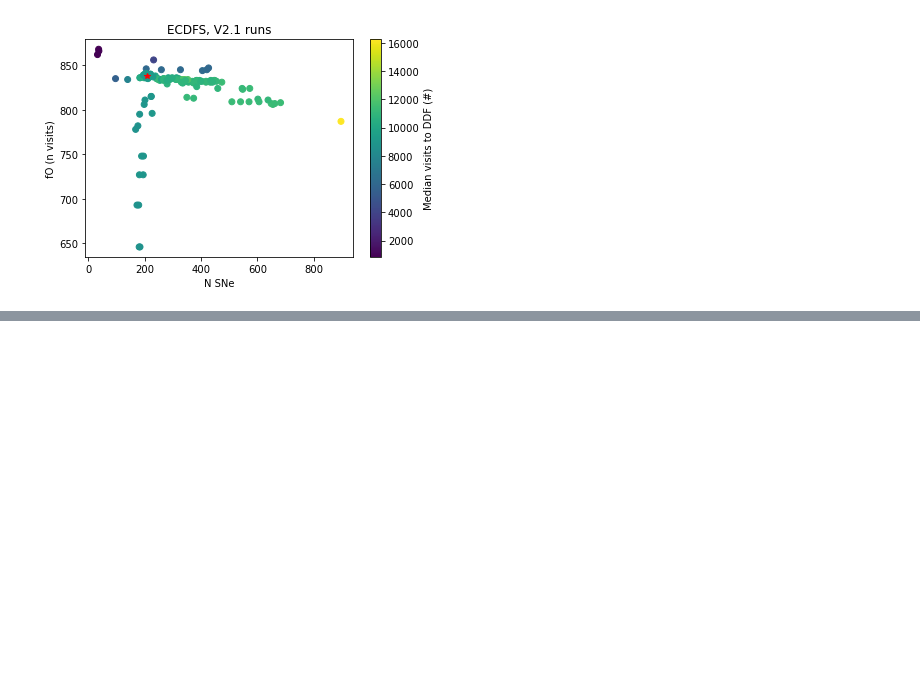
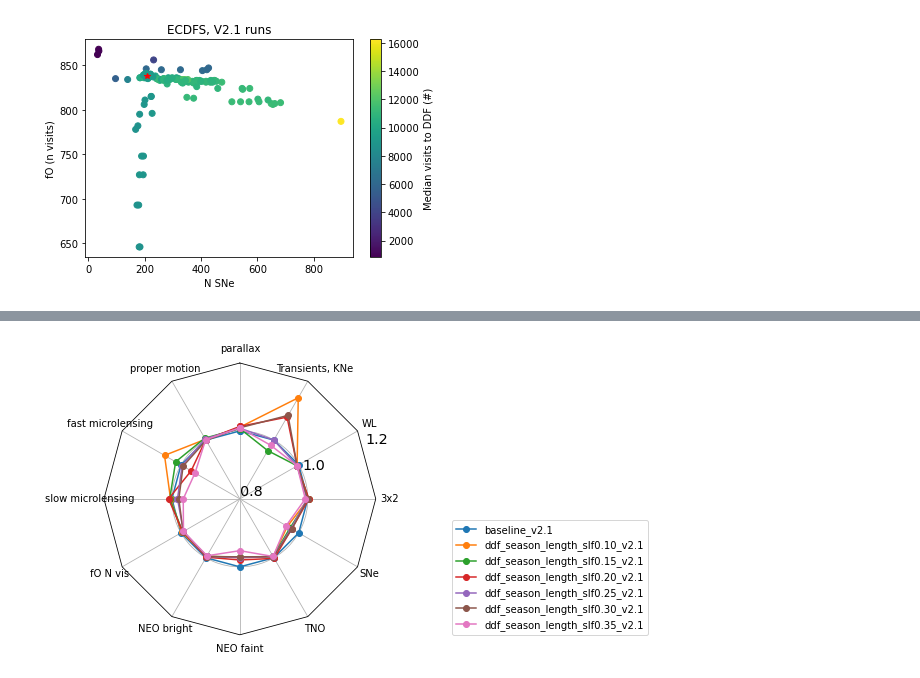
Before and after one commit to lsst-sims/smtn-017, a Jupyter notebook: plots/v21.ipynb, the cells around one changed output, grey strips where cells are left out. Cells and saved outputs as stored; diff of their text form; code cells hidden in the pictures; blank space fills up the shorter version.

```diff
--- a/plots/v21.ipynb
+++ b/plots/v21.ipynb
@@ -559,0 +564,8 @@ data.loc[runs]
+# %%
+runs = [data.index[0]] + [name for name in data.index if 'season_length' in name]
+ndata = norm_df(data, runs, cols=data.columns.values.tolist(),
+                invert_cols=invert_cols, norm_run='baseline_v2.1')
+fig, ax = radar(ndata, legend=True, rgrids=[0.8, 1.0, 1.2], bbox_to_anchor=(2, 0))
+fig.savefig('ddf_season_length.pdf', bbox_inches="tight")
+# %% [output]
+[figure, added]
```
Also changed, not shown: parts of 10 cells of this notebook, 36 other files.
